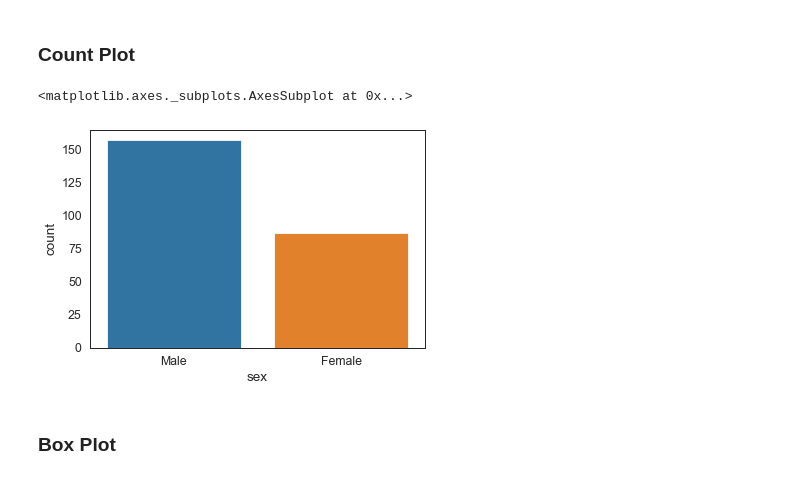
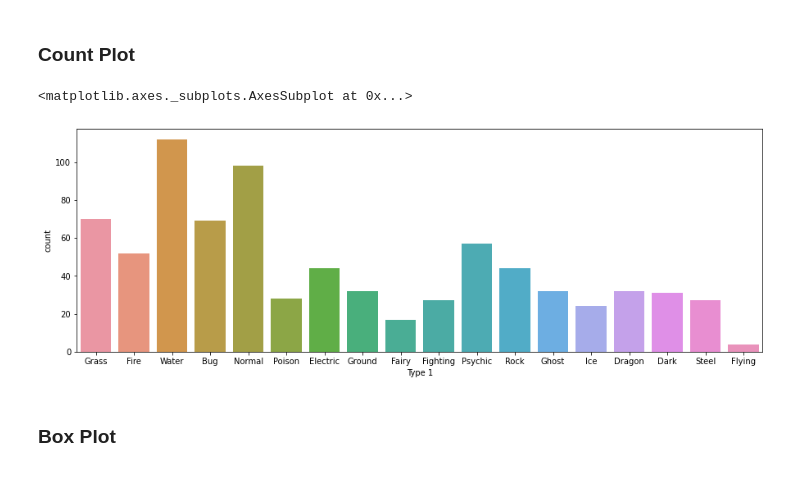
Before and after one commit to Elusive7733/Learning, a Jupyter notebook: Languages/Python_Libraries/Seaborn/Seaborn.ipynb, the cells around one changed output. Drawn from its saved outputs; the diff is of its cells as text; code cells hidden in the pictures.

```diff
--- a/Languages/Python_Libraries/Seaborn/Seaborn.ipynb
+++ b/Languages/Python_Libraries/Seaborn/Seaborn.ipynb
@@ -135,10 +131,11 @@ NameError: name 'sns' is not defined
 # %%
 # A count plot is like a bar plot, but the estimator is counting
 # the number of occurances
-sns.countplot(x='sex',data=tips_df)
+plt.figure(figsize=(15,5))
+sns.countplot(x='Type 1', data=pokemon_df)
 # %% [output]
 <matplotlib.axes._subplots.AxesSubplot at 0x...>
-[figure, old version]
+[figure, new version]
 # %% [markdown]
 ### Box Plot
 # %%
```
Also changed, not shown: parts of 9 cells of this notebook.
